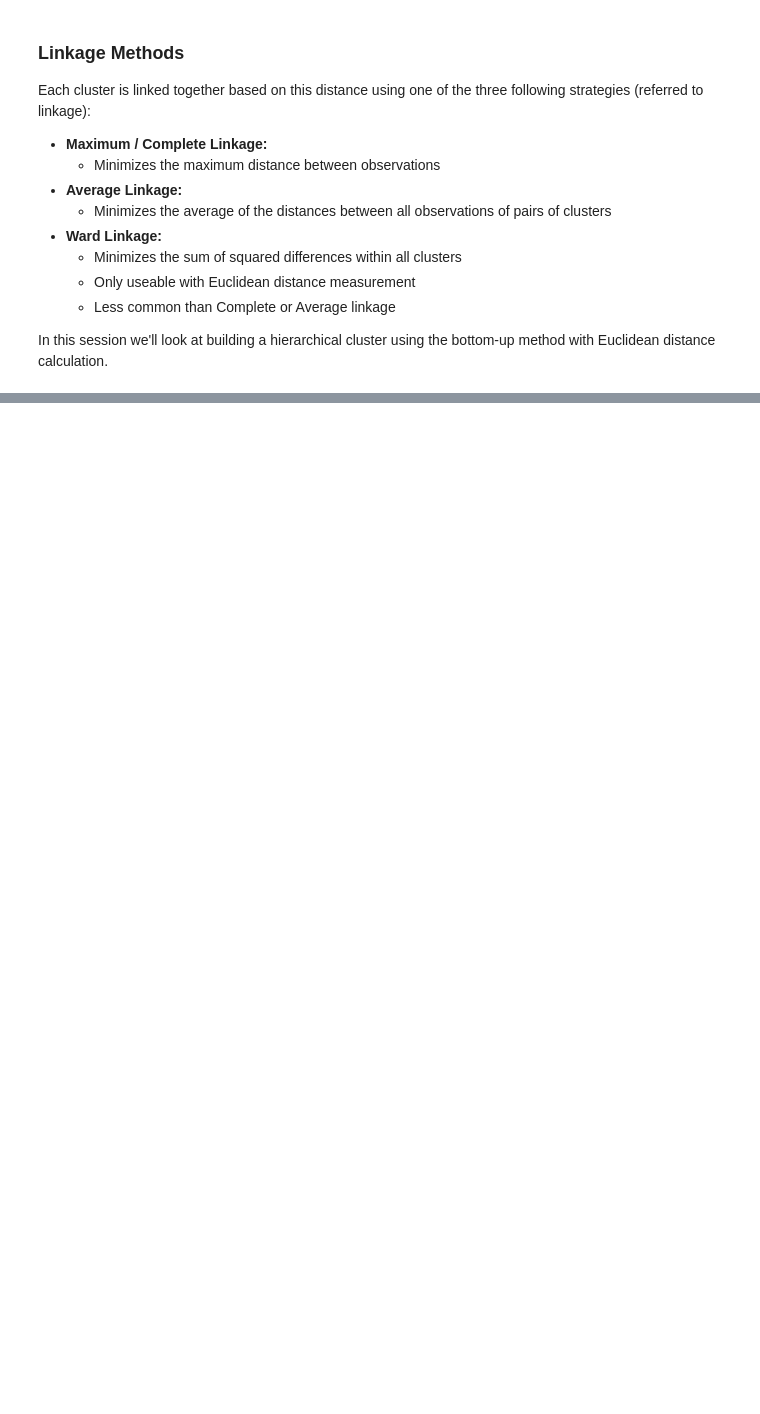
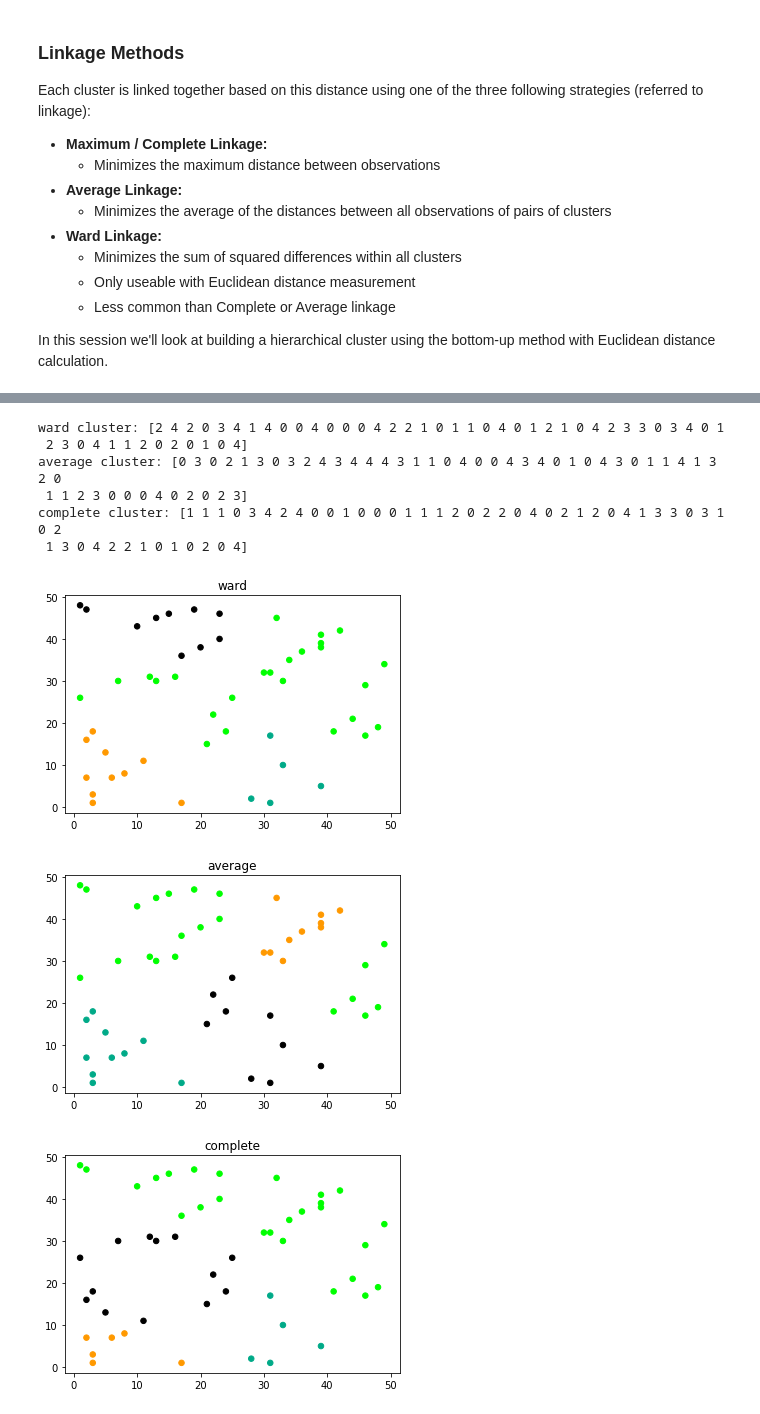
Before and after one commit to PyDataFortWayne/MachineLearningClustering, a Jupyter notebook: MachineLearningClustering.ipynb, the cells around one changed output, grey strips where cells are left out. Saved outputs shown, nothing was run; the diff lists cells and outputs as text; code cells hidden in the pictures; blank space fills up the shorter version.

```diff
--- a/MachineLearningClustering.ipynb
+++ b/MachineLearningClustering.ipynb
@@ -60,7 +57,7 @@ Let's generate a random list of x,y coordinates and utilize a k of 2 (meaning we
 # %%
 k = 2
 
-colors = {0:'red',1:'blue'}
+colors = {0:'red',1:'blue', 2:'green', 3:'black'}
 # %%
 points = 50
 random_seed = 789567654
@@ -351,0 +424,30 @@ In this session we'll look at building a hierarchical cluster using the bottom-u
+# %%
+from sklearn.cluster import AgglomerativeClustering
+
+def plot_hier(ax, df, c, title, marker = 'o', size=10):
+    plt.figure(figsize=(6, 4))
+    cl = [colors[x] for x in c]
+    plt.scatter(df['x'],
+               df['y'],
+               marker = marker,
+               label = c,
+               c = cl,
+               s = size)
+    plt.title(title)
+    print(title, 'cluster:', c)
+
+
+for linkage in ['ward', 'average', 'complete']:
+    clustering = AgglomerativeClustering(linkage=linkage, n_clusters=5)
+    clustering.fit(df_k)
+    plot_hier(ax, df_k, clustering.labels_, linkage, size=30)
+# %% [output]
+ward cluster: [2 4 2 0 3 4 1 4 0 0 4 0 0 0 4 2 2 1 0 1 1 0 4 0 1 2 1 0 4 2 3 3 0 3 4 0 1
+ 2 3 0 4 1 1 2 0 2 0 1 0 4]
+average cluster: [0 3 0 2 1 3 0 3 2 4 3 4 4 4 3 1 1 0 4 0 0 4 3 4 0 1 0 4 3 0 1 1 4 1 3 2 0
+ 1 1 2 3 0 0 0 4 0 2 0 2 3]
+complete cluster: [1 1 1 0 3 4 2 4 0 0 1 0 0 0 1 1 1 2 0 2 2 0 4 0 2 1 2 0 4 1 3 3 0 3 1 0 2
+ 1 3 0 4 2 2 1 0 1 0 2 0 4]
+[figure, added]
+[figure, added]
+[figure, added]
```
Also changed, not shown: parts of 5 cells of this notebook.
